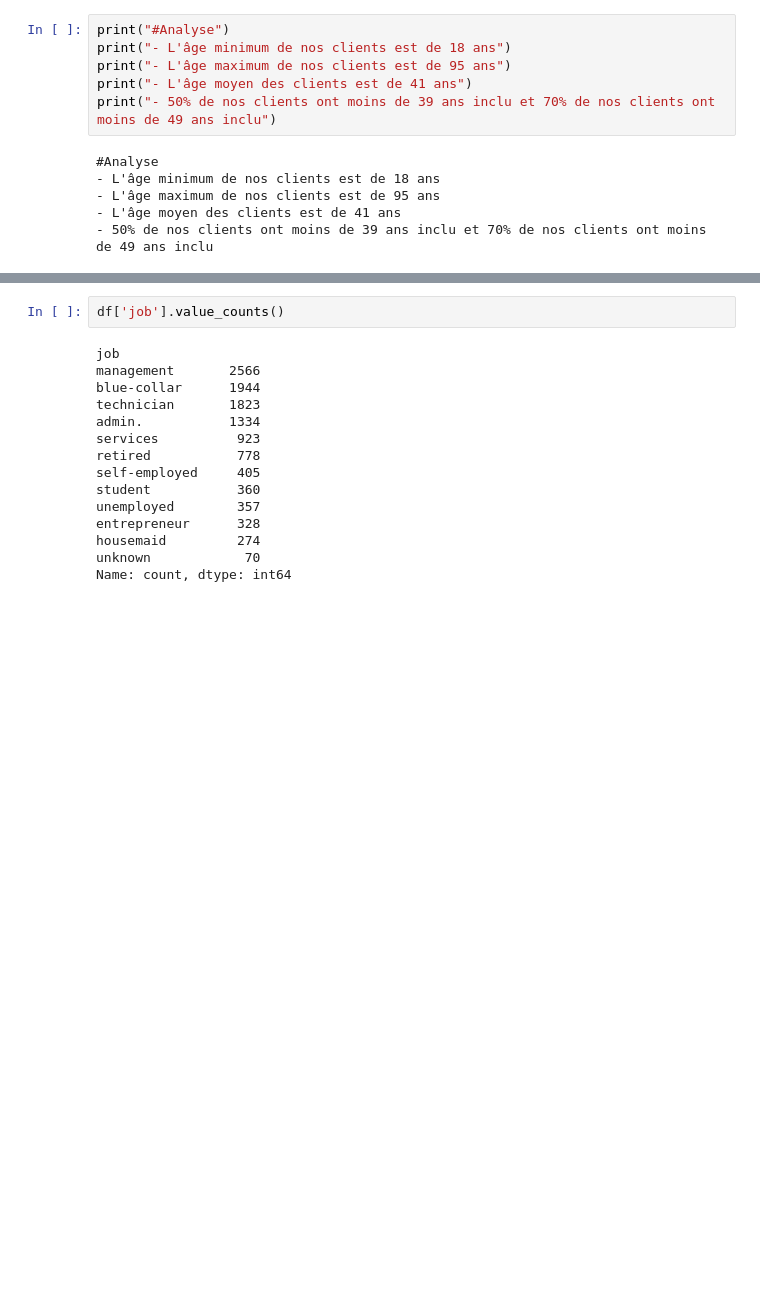
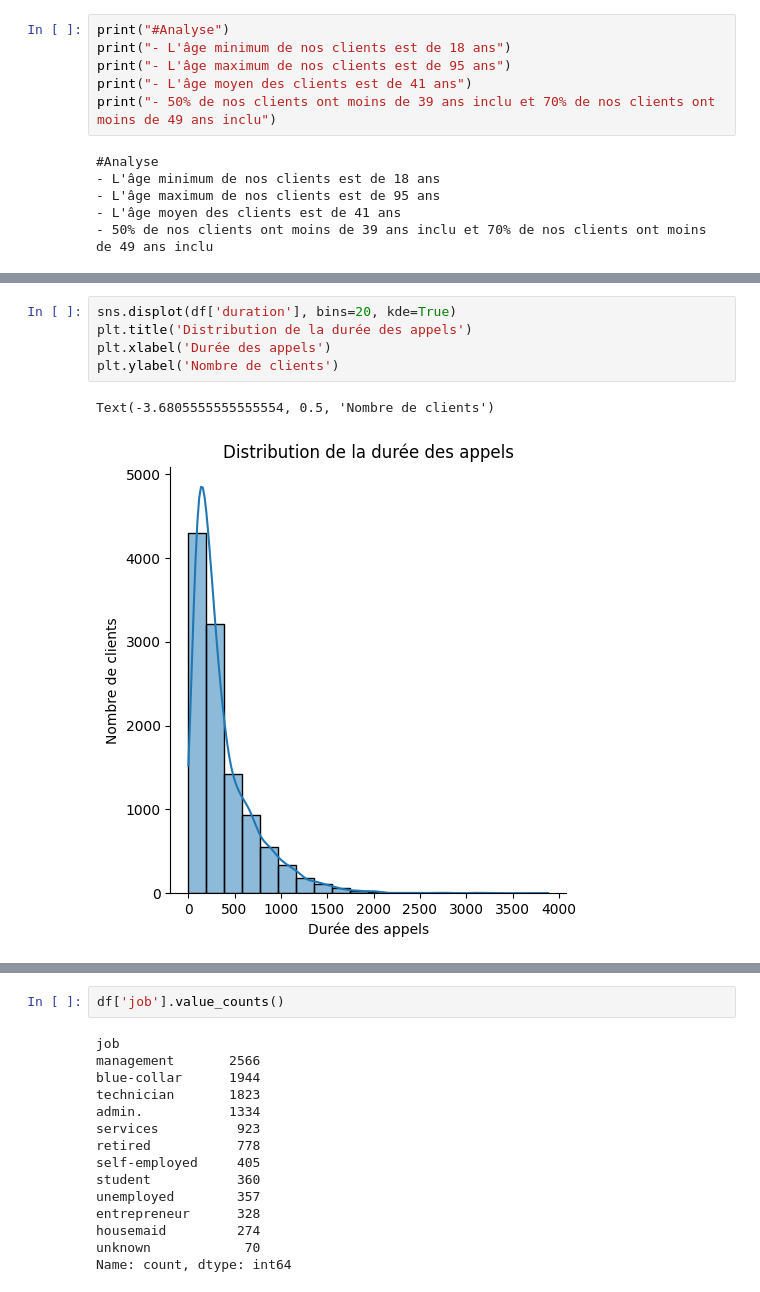
Before and after one commit to lathiam/Projet-EDA, a Jupyter notebook: EDA.ipynb, the cells around one changed output, grey strips where cells are left out. Saved outputs shown, nothing was run; the diff lists cells and outputs as text; blank space fills up the shorter version.

```diff
--- a/EDA.ipynb
+++ b/EDA.ipynb
@@ -165,0 +109,8 @@ st.write("- 50% de nos clients ont moins de 39 ans inclu, et 70% de nos clients
+# %%
+sns.displot(df['duration'], bins=20, kde=True)
+plt.title('Distribution de la durée des appels')
+plt.xlabel('Durée des appels')
+plt.ylabel('Nombre de clients')
+# %% [output]
+Text(-3.6805555555555554, 0.5, 'Nombre de clients')
+[figure, added]
```
Also changed, not shown: parts of 38 cells of this notebook, 2 other files.
